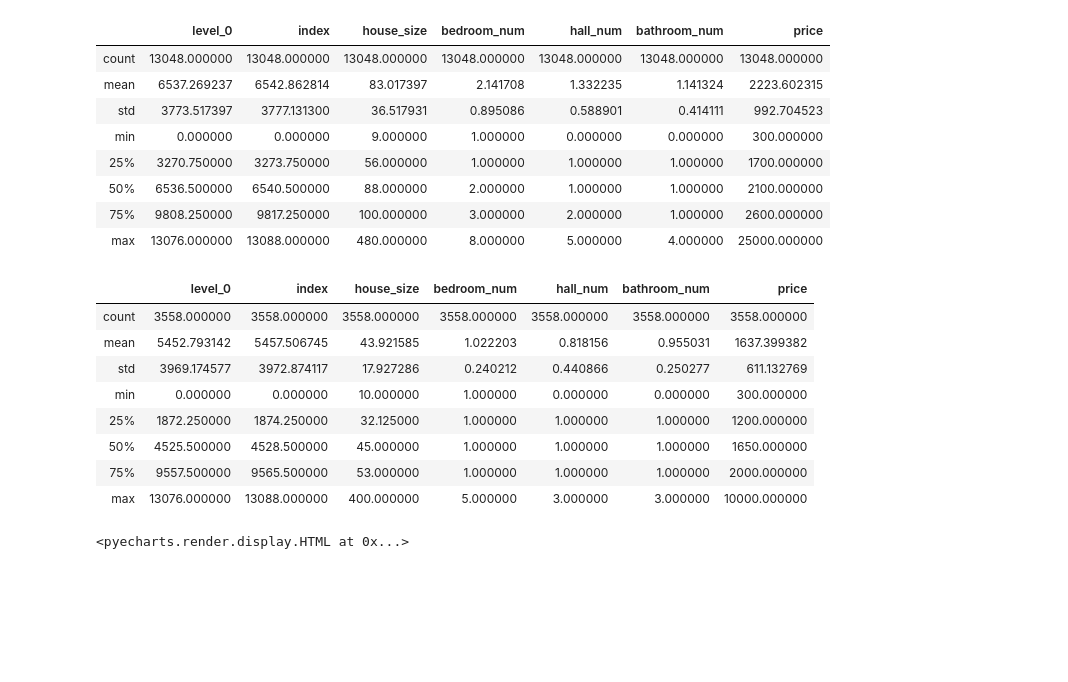
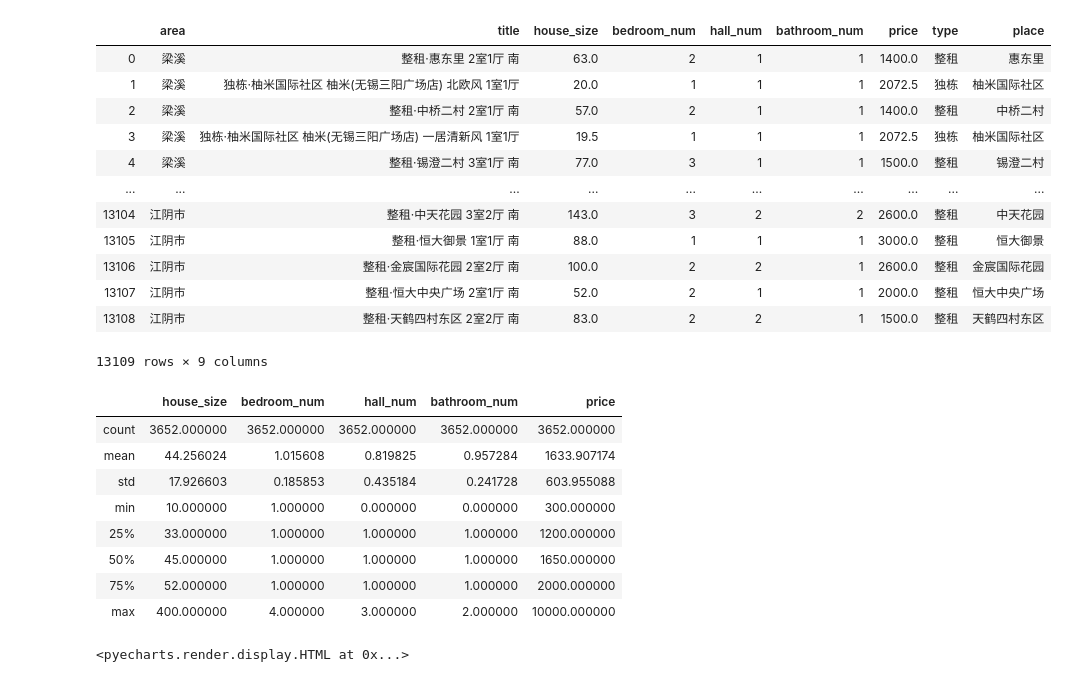
Before and after one commit to 6jk/wuxi_Renting, a Jupyter notebook: wuxi_Renting.ipynb, the cells around one changed output. Cells and saved outputs as stored; diff of their text form; code cells hidden in the pictures; blank space fills up the shorter version.

```diff
--- a/wuxi_Renting.ipynb
+++ b/wuxi_Renting.ipynb
@@ -180,20 +128,24 @@ data.reset_index(drop=True,inplace=True)
 # %%
-# 删除面积大于500的数据
-data.drop(index=(data[(data['house_size']>500)&(data['house_size']<10)].index),inplace=True)
-
+# 删除面积大于500 小于10的数据
+data.drop(index=(data[(data['house_size']>500) | (data['house_size']<10)].index),inplace=True)
 # 删除合租尺寸大于100的数据
 data.drop(index=(data[(data['type']=='合租') & (data['house_size']>100)].index),inplace=True)
-data.describe()
+data.reset_index(drop=True,inplace=True)
+data
 # %% [output]
-|  | level_0 | index | house_size | bedroom_num | hall_num | bathroom_num | price |
-| count | 13048.000000 | 13048.000000 | 13048.000000 | 13048.000000 | 13048.000000 | 13048.000000 | 13048.000000 |
-| mean | 6537.269237 | 6542.862814 | 83.017397 | 2.141708 | 1.332235 | 1.141324 | 2223.602315 |
-| std | 3773.517397 | 3777.131300 | 36.517931 | 0.895086 | 0.588901 | 0.414111 | 992.704523 |
-| min | 0.000000 | 0.000000 | 9.000000 | 1.000000 | 0.000000 | 0.000000 | 300.000000 |
-| 25% | 3270.750000 | 3273.750000 | 56.000000 | 1.000000 | 1.000000 | 1.000000 | 1700.000000 |
-| 50% | 6536.500000 | 6540.500000 | 88.000000 | 2.000000 | 1.000000 | 1.000000 | 2100.000000 |
-| 75% | 9808.250000 | 9817.250000 | 100.000000 | 3.000000 | 2.000000 | 1.000000 | 2600.000000 |
-| max | 13076.000000 | 13088.000000 | 480.000000 | 8.000000 | 5.000000 | 4.000000 | 25000.000000 |
+|  | area | title | house_size | bedroom_num | hall_num | bathroom_num | price | type | place |
+| 0 | 梁溪 | 整租·惠东里 2室1厅 南 | 63.0 | 2 | 1 | 1 | 1400.0 | 整租 | 惠东里 |
+| 1 | 梁溪 | 独栋·柚米国际社区 柚米(无锡三阳广场店) 北欧风 1室1厅 | 20.0 | 1 | 1 | 1 | 2072.5 | 独栋 | 柚米国际社区 |
+| 2 | 梁溪 | 整租·中桥二村 2室1厅 南 | 57.0 | 2 | 1 | 1 | 1400.0 | 整租 | 中桥二村 |
+| 3 | 梁溪 | 独栋·柚米国际社区 柚米(无锡三阳广场店) 一居清新风 1室1厅 | 19.5 | 1 | 1 | 1 | 2072.5 | 独栋 | 柚米国际社区 |
+| 4 | 梁溪 | 整租·锡澄二村 3室1厅 南 | 77.0 | 3 | 1 | 1 | 1500.0 | 整租 | 锡澄二村 |
+| ... | ... | ... | ... | ... | ... | ... | ... | ... | ... |
+| 13104 | 江阴市 | 整租·中天花园 3室2厅 南 | 143.0 | 3 | 2 | 2 | 2600.0 | 整租 | 中天花园 |
+| 13105 | 江阴市 | 整租·恒大御景 1室1厅 南 | 88.0 | 1 | 1 | 1 | 3000.0 | 整租 | 恒大御景 |
+| 13106 | 江阴市 | 整租·金宸国际花园 2室2厅 南 | 100.0 | 2 | 2 | 1 | 2600.0 | 整租 | 金宸国际花园 |
+| 13107 | 江阴市 | 整租·恒大中央广场 2室1厅 南 | 52.0 | 2 | 1 | 1 | 2000.0 | 整租 | 恒大中央广场 |
+| 13108 | 江阴市 | 整租·天鹤四村东区 2室2厅 南 | 83.0 | 2 | 2 | 1 | 1500.0 | 整租 | 天鹤四村东区 |
+13109 rows × 9 columns
 # %%
 import pymysql
 #连接数据库 127.0.0.1
@@ -225,15 +179,15 @@ data1 = data.drop(index=(data[(data['type']=='整租')&(data['bedroom_num']>1)].
 data1.reset_index(drop=True,inplace=True)
 data1.describe()
 # %% [output]
-|  | level_0 | index | house_size | bedroom_num | hall_num | bathroom_num | price |
-| count | 3558.000000 | 3558.000000 | 3558.000000 | 3558.000000 | 3558.000000 | 3558.000000 | 3558.000000 |
-| mean | 5452.793142 | 5457.506745 | 43.921585 | 1.022203 | 0.818156 | 0.955031 | 1637.399382 |
-| std | 3969.174577 | 3972.874117 | 17.927286 | 0.240212 | 0.440866 | 0.250277 | 611.132769 |
-| min | 0.000000 | 0.000000 | 10.000000 | 1.000000 | 0.000000 | 0.000000 | 300.000000 |
-| 25% | 1872.250000 | 1874.250000 | 32.125000 | 1.000000 | 1.000000 | 1.000000 | 1200.000000 |
-| 50% | 4525.500000 | 4528.500000 | 45.000000 | 1.000000 | 1.000000 | 1.000000 | 1650.000000 |
-| 75% | 9557.500000 | 9565.500000 | 53.000000 | 1.000000 | 1.000000 | 1.000000 | 2000.000000 |
-| max | 13076.000000 | 13088.000000 | 400.000000 | 5.000000 | 3.000000 | 3.000000 | 10000.000000 |
+|  | house_size | bedroom_num | hall_num | bathroom_num | price |
+| count | 3652.000000 | 3652.000000 | 3652.000000 | 3652.000000 | 3652.000000 |
+| mean | 44.256024 | 1.015608 | 0.819825 | 0.957284 | 1633.907174 |
+| std | 17.926603 | 0.185853 | 0.435184 | 0.241728 | 603.955088 |
+| min | 10.000000 | 1.000000 | 0.000000 | 0.000000 | 300.000000 |
+| 25% | 33.000000 | 1.000000 | 1.000000 | 1.000000 | 1200.000000 |
+| 50% | 45.000000 | 1.000000 | 1.000000 | 1.000000 | 1650.000000 |
+| 75% | 52.000000 | 1.000000 | 1.000000 | 1.000000 | 2000.000000 |
+| max | 400.000000 | 4.000000 | 3.000000 | 2.000000 | 10000.000000 |
 # %%
 scatter = (Scatter(init_opts=opts.InitOpts(theme='dark'))
            .add_xaxis(data1['house_size'])
```
Also changed, not shown: parts of 22 cells of this notebook.
